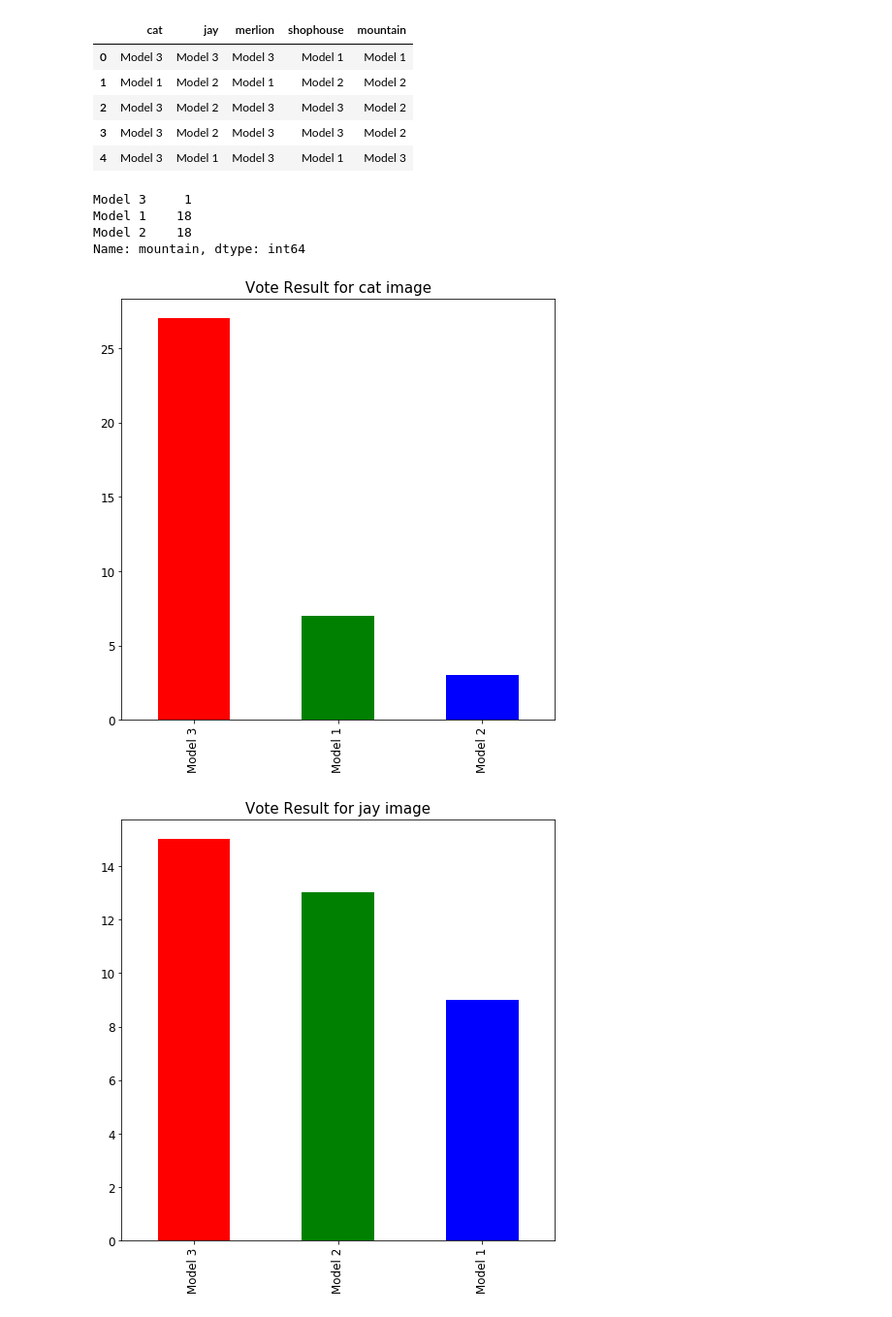
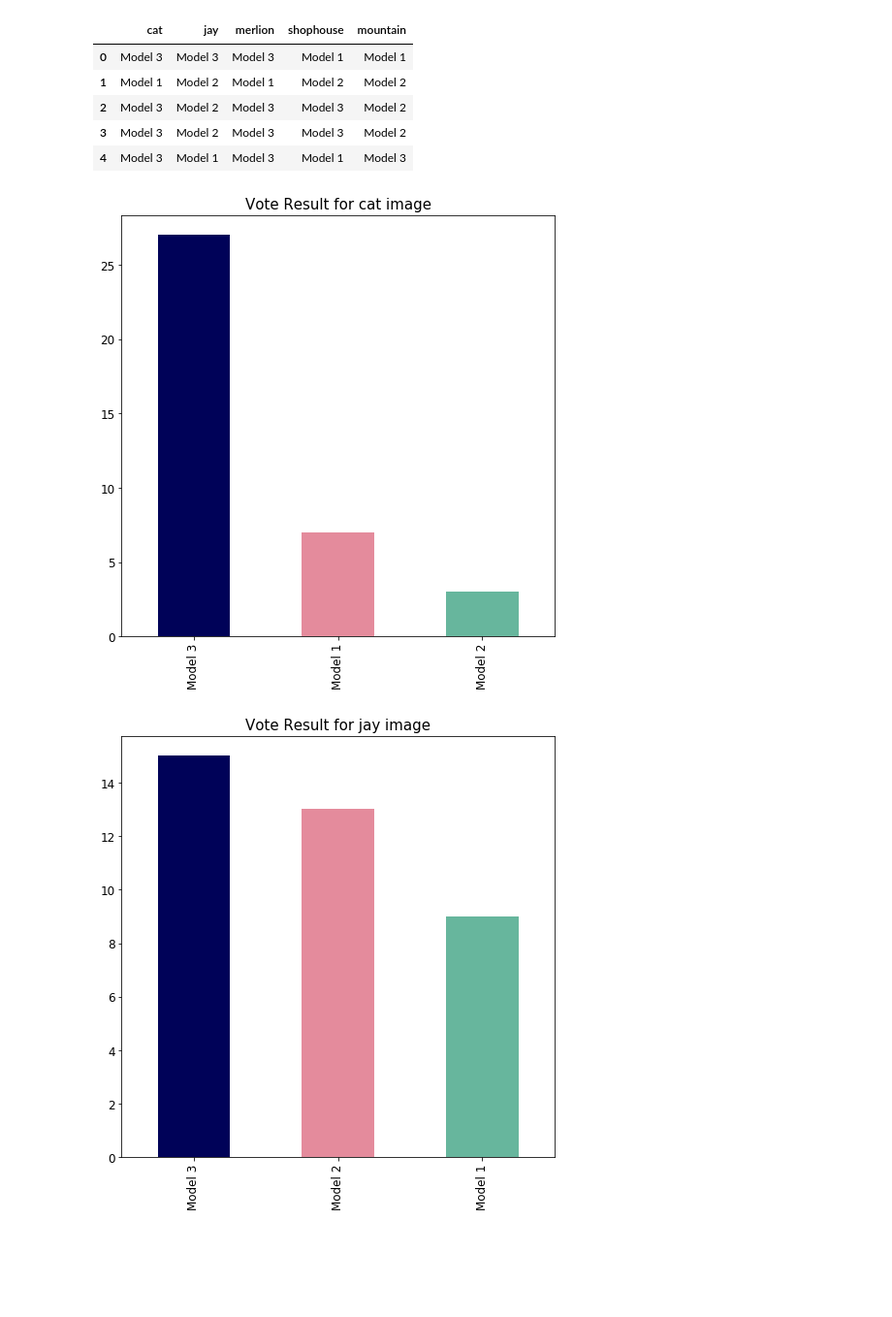
Before and after one commit to Singforthelaughter/Neuralstyletransfer_painting, a Jupyter notebook: NST Evaluation.ipynb, the cells around one changed output. Shown: that part at 97% size. Saved outputs shown, nothing was run; the diff lists cells and outputs as text; code cells hidden in the pictures; blank space fills up the shorter version.

```diff
--- a/NST Evaluation.ipynb
+++ b/NST Evaluation.ipynb
@@ -213,21 +241,14 @@ vote.head()
 | 2 | Model 3 | Model 2 | Model 3 | Model 3 | Model 2 |
 | 3 | Model 3 | Model 2 | Model 3 | Model 3 | Model 2 |
 | 4 | Model 3 | Model 1 | Model 3 | Model 1 | Model 3 |
-# %%
- vote[i].value_counts().sort_values()
-# %% [output]
-Model 3     1
-Model 1    18
-Model 2    18
-Name: mountain, dtype: int64
 # %%
-color = ['#000258','#E48B9C','b']
+#Plot bar plot of vote results
+color = ['#000258','#E48B9C','#67B69D']
 for i in vote:
-    #sns.set_palette("Set1")
     plt.figure(figsize=(8,8))
     vote[i].value_counts().plot(kind='bar', color=color,fontsize=12)
     plt.title('Vote Result for ' + i + ' image', fontsize=15)
     plt.savefig('./img/Plot/' + i + '_voteplot.png')
 # %% [output]
-[figure, old version]
+[figure, new version]
-[figure, old version]
+[figure, new version]
```
Also changed, not shown: parts of 13 cells of this notebook, 13 other files.
